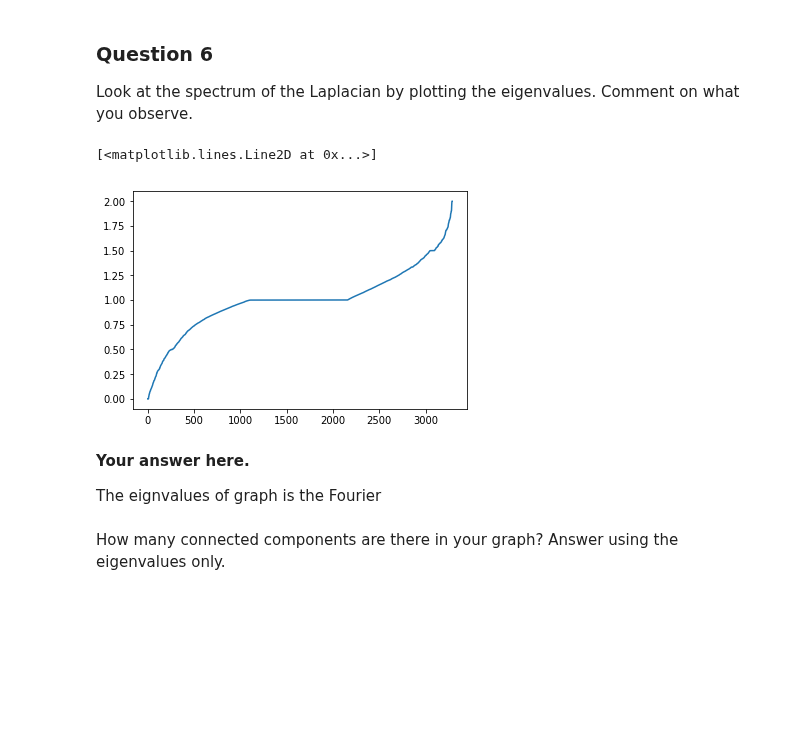
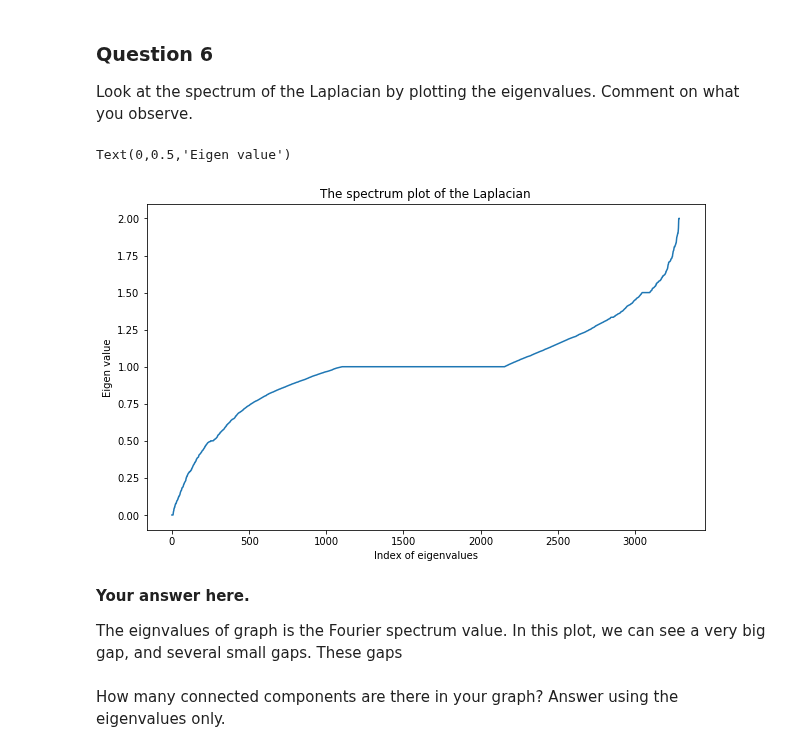
Before and after one commit to ownzonefeng/ntds_groupwork, a Jupyter notebook: Milestone3/HW3_YF.ipynb, the cells around one changed output. Cells and saved outputs as stored; diff of their text form; code cells hidden in the pictures; blank space fills up the shorter version.

```diff
--- a/Milestone3/HW3_YF.ipynb
+++ b/Milestone3/HW3_YF.ipynb
@@ -167,14 +167,18 @@ Look at the spectrum of the Laplacian by plotting the eigenvalues.
 Comment on what you observe.
 # %%
 # Your code here.
+plt.figure(figsize=(10, 6))
 plt.plot(np.sort(eigenvalues))
+plt.title('The spectrum plot of the Laplacian')
+plt.xlabel('Index of eigenvalues')
+plt.ylabel('Eigen value')
 # %% [output]
-[<matplotlib.lines.Line2D at 0x...>]
+Text(0,0.5,'Eigen value')
-[figure, old version]
+[figure, new version]
 # %% [markdown]
 **Your answer here.**
 
-The eignvalues of graph is the Fourier
+The eignvalues of graph is the Fourier spectrum value. In this plot, we can see a very big gap, and several small gaps. These gaps
 # %% [markdown]
 How many connected components are there in your graph? Answer using the eigenvalues only.
 # %%
```
